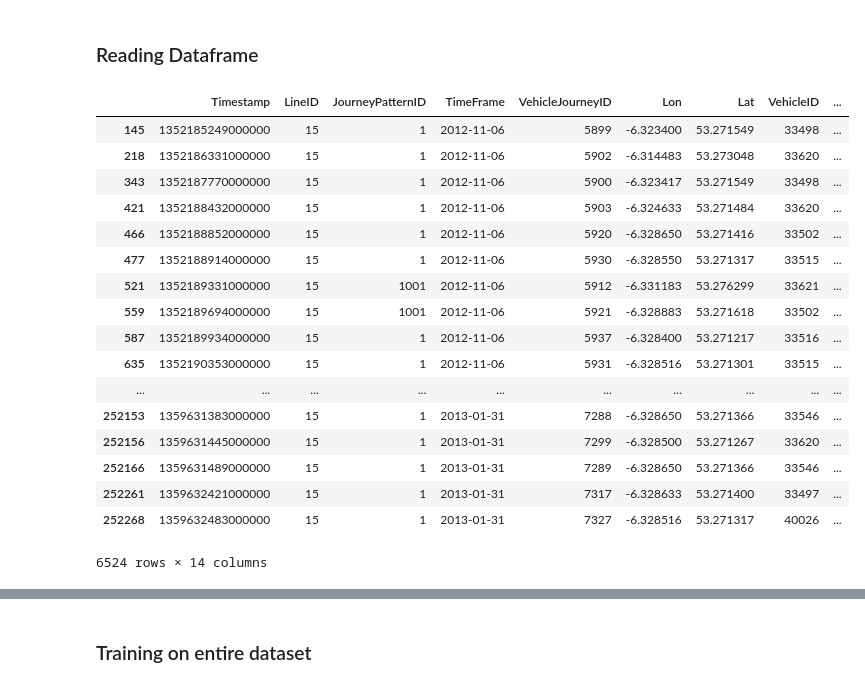
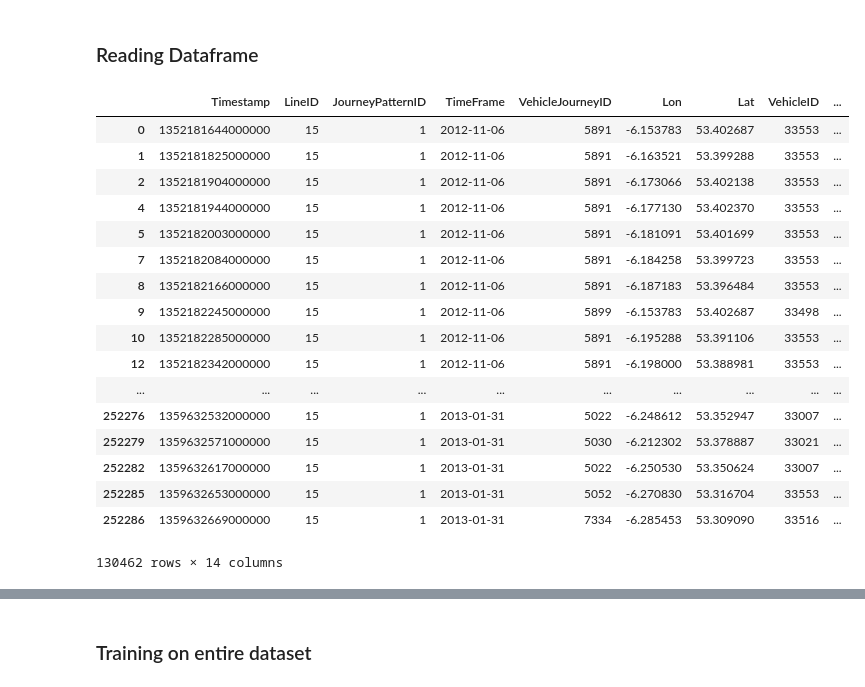
Before and after one commit to brokenloop/Research_practicum_2017, a Jupyter notebook: Data Analysis/Daniel/Random Forest Regression (line15, all JourneyPatternIDs).ipynb, the cells around one changed output, grey strips where cells are left out. Drawn from its saved outputs; the diff is of its cells as text; code cells hidden in the pictures.

```diff
--- a/Data Analysis/Daniel/Random Forest Regression (line15, all JourneyPatternIDs).ipynb
+++ b/Data Analysis/Daniel/Random Forest Regression (line15, all JourneyPatternIDs).ipynb
@@ -29,25 +31,25 @@ df = pd.read_csv("bus_data/line_data/" + line + ".csv", low_memory=False, header
 df.columns = ["Timestamp", "LineID", "JourneyPatternID", "TimeFrame",
               "VehicleJourneyID", "Lon", "Lat", "VehicleID", "StopID",
               "AtStop", "HumanTime", "Day", "Hour", "Runtime"]
-# %%
-stop_6282 = df[df.StopID == 6282]
-stop_6282
-# %% [output]
-|  | Timestamp | LineID | JourneyPatternID | TimeFrame | VehicleJourneyID | Lon | Lat | VehicleID | ... |
-| 145 | 1352185249000000 | 15 | 1 | 2012-11-06 | 5899 | -6.323400 | 53.271549 | 33498 | ... |
-| 218 | 1352186331000000 | 15 | 1 | 2012-11-06 | 5902 | -6.314483 | 53.273048 | 33620 | ... |
-| 343 | 1352187770000000 | 15 | 1 | 2012-11-06 | 5900 | -6.323417 | 53.271549 | 33498 | ... |
-| 421 | 1352188432000000 | 15 | 1 | 2012-11-06 | 5903 | -6.324633 | 53.271484 | 33620 | ... |
-| 466 | 1352188852000000 | 15 | 1 | 2012-11-06 | 5920 | -6.328650 | 53.271416 | 33502 | ... |
-| 477 | 1352188914000000 | 15 | 1 | 2012-11-06 | 5930 | -6.328550 | 53.271317 | 33515 | ... |
-| 521 | 1352189331000000 | 15 | 1001 | 2012-11-06 | 5912 | -6.331183 | 53.276299 | 33621 | ... |
-| 559 | 1352189694000000 | 15 | 1001 | 2012-11-06 | 5921 | -6.328883 | 53.271618 | 33502 | ... |
-| 587 | 1352189934000000 | 15 | 1 | 2012-11-06 | 5937 | -6.328400 | 53.271217 | 33516 | ... |
-| 635 | 1352190353000000 | 15 | 1 | 2012-11-06 | 5931 | -6.328516 | 53.271301 | 33515 | ... |
-| ... | ... | ... | ... | ... | ... | ... | ... | ... | ... |
-| 252153 | 1359631383000000 | 15 | 1 | 2013-01-31 | 7288 | -6.328650 | 53.271366 | 33546 | ... |
-| 252156 | 1359631445000000 | 15 | 1 | 2013-01-31 | 7299 | -6.328500 | 53.271267 | 33620 | ... |
-| 252166 | 1359631489000000 | 15 | 1 | 2013-01-31 | 7289 | -6.328650 | 53.271366 | 33546 | ... |
-| 252261 | 1359632421000000 | 15 | 1 | 2013-01-31 | 7317 | -6.328633 | 53.271400 | 33497 | ... |
-| 252268 | 1359632483000000 | 15 | 1 | 2013-01-31 | 7327 | -6.328516 | 53.271317 | 40026 | ... |
-6524 rows × 14 columns
+# %%
+df_1 = df[df.JourneyPatternID == 1]
+df_1
+# %% [output]
+|  | Timestamp | LineID | JourneyPatternID | TimeFrame | VehicleJourneyID | Lon | Lat | VehicleID | ... |
+| 0 | 1352181644000000 | 15 | 1 | 2012-11-06 | 5891 | -6.153783 | 53.402687 | 33553 | ... |
+| 1 | 1352181825000000 | 15 | 1 | 2012-11-06 | 5891 | -6.163521 | 53.399288 | 33553 | ... |
+| 2 | 1352181904000000 | 15 | 1 | 2012-11-06 | 5891 | -6.173066 | 53.402138 | 33553 | ... |
+| 4 | 1352181944000000 | 15 | 1 | 2012-11-06 | 5891 | -6.177130 | 53.402370 | 33553 | ... |
+| 5 | 1352182003000000 | 15 | 1 | 2012-11-06 | 5891 | -6.181091 | 53.401699 | 33553 | ... |
+| 7 | 1352182084000000 | 15 | 1 | 2012-11-06 | 5891 | -6.184258 | 53.399723 | 33553 | ... |
+| 8 | 1352182166000000 | 15 | 1 | 2012-11-06 | 5891 | -6.187183 | 53.396484 | 33553 | ... |
+| 9 | 1352182245000000 | 15 | 1 | 2012-11-06 | 5899 | -6.153783 | 53.402687 | 33498 | ... |
+| 10 | 1352182285000000 | 15 | 1 | 2012-11-06 | 5891 | -6.195288 | 53.391106 | 33553 | ... |
+| 12 | 1352182342000000 | 15 | 1 | 2012-11-06 | 5891 | -6.198000 | 53.388981 | 33553 | ... |
+| ... | ... | ... | ... | ... | ... | ... | ... | ... | ... |
+| 252276 | 1359632532000000 | 15 | 1 | 2013-01-31 | 5022 | -6.248612 | 53.352947 | 33007 | ... |
+| 252279 | 1359632571000000 | 15 | 1 | 2013-01-31 | 5030 | -6.212302 | 53.378887 | 33021 | ... |
+| 252282 | 1359632617000000 | 15 | 1 | 2013-01-31 | 5022 | -6.250530 | 53.350624 | 33007 | ... |
+| 252285 | 1359632653000000 | 15 | 1 | 2013-01-31 | 5052 | -6.270830 | 53.316704 | 33553 | ... |
+| 252286 | 1359632669000000 | 15 | 1 | 2013-01-31 | 7334 | -6.285453 | 53.309090 | 33516 | ... |
+130462 rows × 14 columns
```
Also changed, not shown: parts of 20 cells of this notebook, 2 other files.
